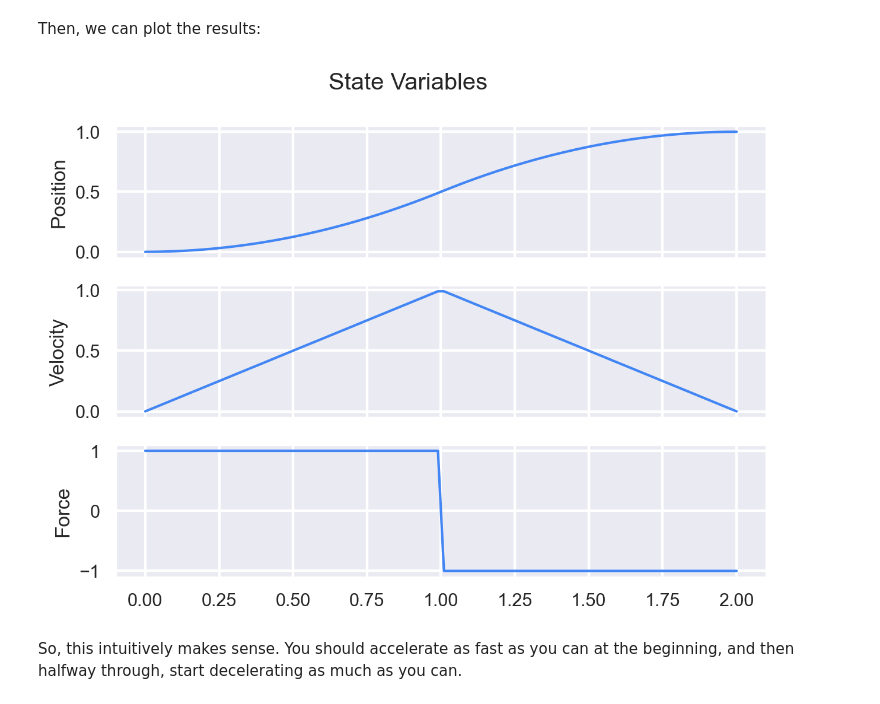
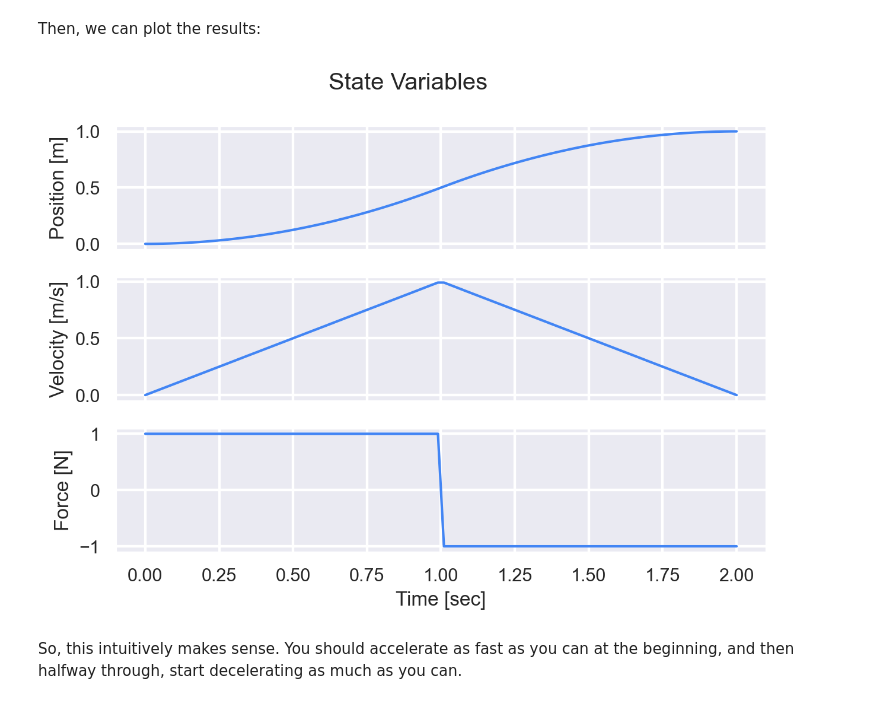
Before and after one commit to peterdsharpe/AeroSandbox, a Jupyter notebook: tutorial/03 - Trajectory Optimization and Optimal Control/02 - Optimal Control/01 - Block Move/02 - Block Move in Minimum Time.ipynb, the cells around one changed output. Cells and saved outputs as stored; diff of their text form; code cells hidden in the pictures.

Commit message:
clean up plotting a bit

```diff
--- a/tutorial/03 - Trajectory Optimization and Optimal Control/02 - Optimal Control/01 - Block Move/02 - Block Move in Minimum Time.ipynb
+++ b/tutorial/03 - Trajectory Optimization and Optimal Control/02 - Optimal Control/01 - Block Move/02 - Block Move in Minimum Time.ipynb
@@ -93,17 +93,17 @@ Then, we can plot the results:
 # %%
 import matplotlib.pyplot as plt
 import aerosandbox.tools.pretty_plots as p
 
 fig, ax = plt.subplots(3, sharex=True)
 for a, (name, var) in zip(ax, {
-    "Position": position,
-    "Velocity": velocity,
-    "Force"   : force,
+    "Position [m]"  : position,
+    "Velocity [m/s]": velocity,
+    "Force [N]"     : force,
 }.items()):
     a.plot(sol.value(time), sol.value(var))
     a.set_ylabel(name)
-p.show_plot("State Variables")
+p.show_plot("State Variables", "Time [sec]")
 # %% [output]
-[figure, old version]
+[figure, new version]
 # %% [markdown]
 So, this intuitively makes sense. You should accelerate as fast as you can at the beginning, and then halfway through, start decelerating as much as you can.
```
Also changed, not shown: parts of 2 cells of this notebook, 1 other file.
